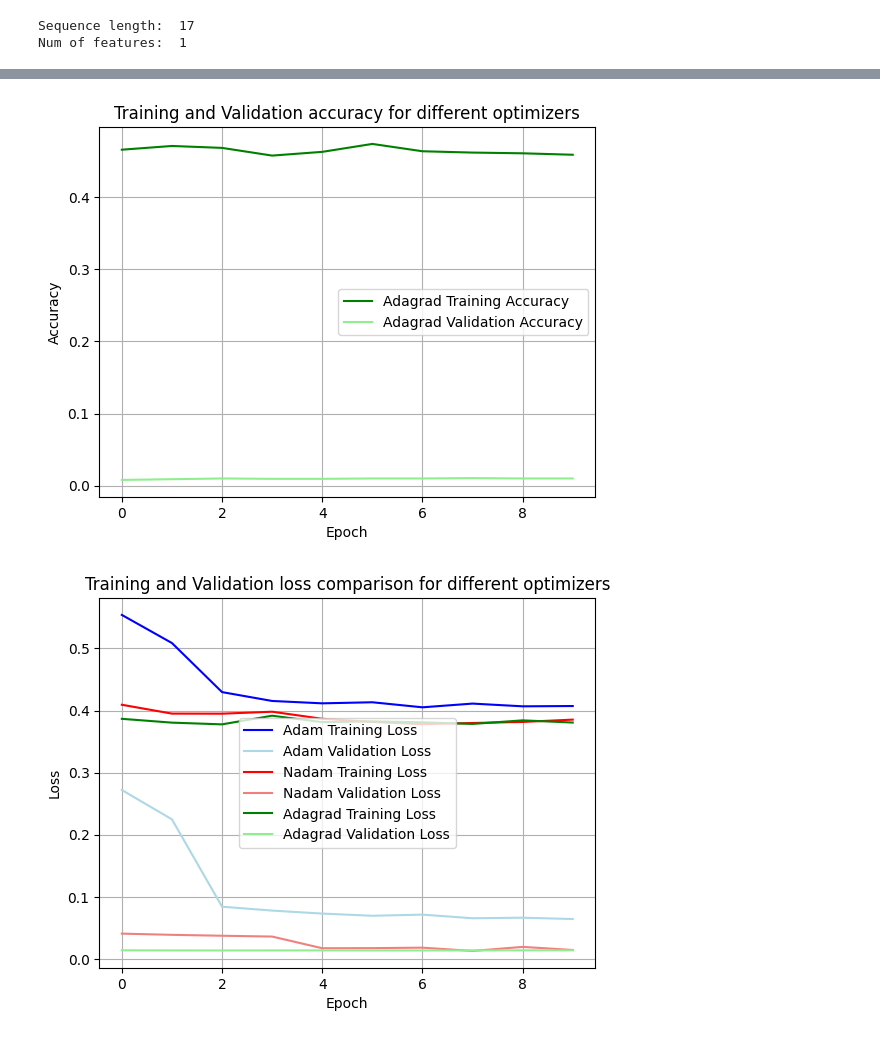
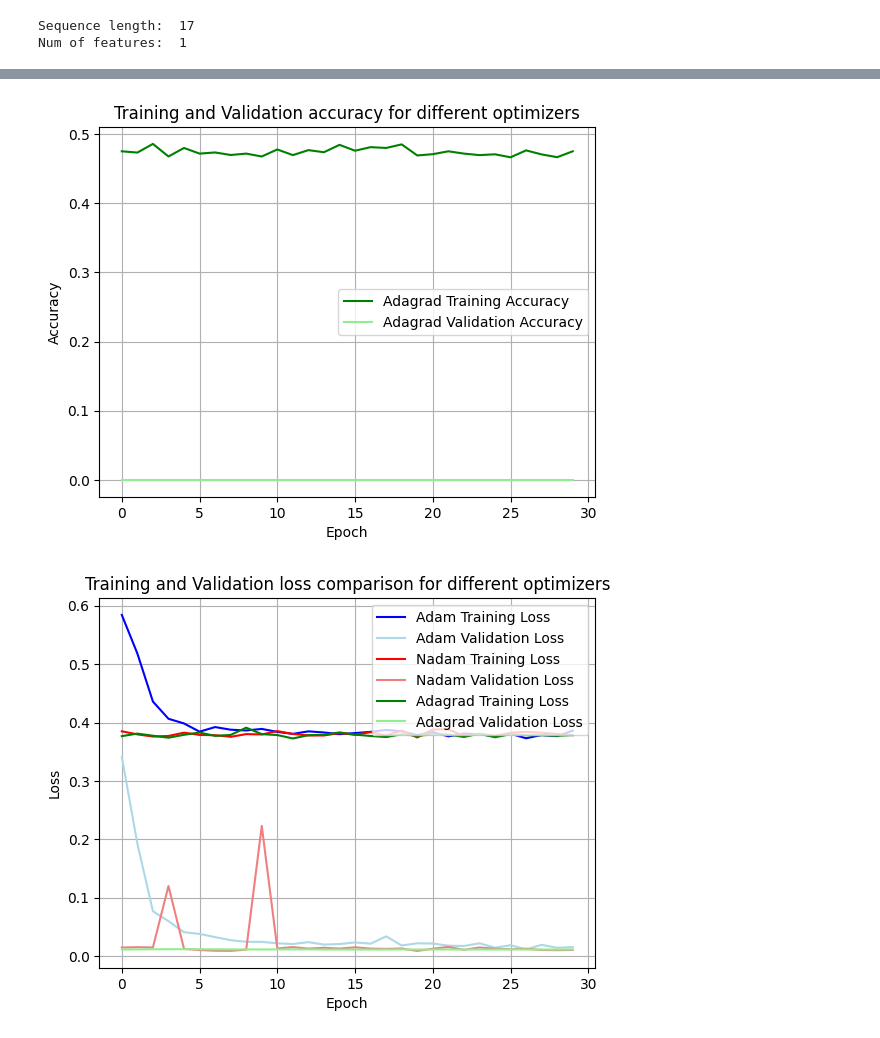
Before and after one commit to JenilGajjar20/SensorNetGuard, a Jupyter notebook: lstm.ipynb, the cells around one changed output, grey strips where cells are left out. Saved outputs shown, nothing was run; the diff lists cells and outputs as text; code cells hidden in the pictures.

```diff
--- a/lstm.ipynb
+++ b/lstm.ipynb
@@ -58,13 +61,16 @@ Sequence length:  17
 Num of features:  1
 # %%
 model = Sequential()
-model.add(LSTM(units=32, input_shape=(sequence_length, num_features), kernel_regularizer=regularizers.l1_l2(l1=0.001, l2=0.001)))
+model.add(LSTM(units=32, input_shape=(sequence_length, num_features),
+          kernel_regularizer=regularizers.l1_l2(l1=0.001, l2=0.001)))
 model.add(Dropout(0.5))
 # model.add(Dense(units=1, activation='sigmoid'))
 # %%
 adam_optimizer = Adam(learning_rate=0.001)
 
-model.compile(optimizer=adam_optimizer, loss='binary_crossentropy', metrics=['accuracy'])
+model.compile(optimizer=adam_optimizer,
+              loss='binary_crossentropy', metrics=['accuracy'])
 
-adam_history = model.fit(X_train_reshaped, y_train, epochs=10, batch_size=32, validation_data=(X_val_reshaped, y_val))
+adam_history = model.fit(X_train_reshaped, y_train, epochs=30,
+                         batch_size=32, validation_data=(X_val_reshaped, y_val))
 # %% [output]
@@ -91,7 +94,9 @@ Epoch 10/10
 # %%
 nadam_optimizer = Nadam(learning_rate=0.001)
 
-model.compile(optimizer=nadam_optimizer, loss='binary_crossentropy', metrics=['accuracy'])
+model.compile(optimizer=nadam_optimizer,
+              loss='binary_crossentropy', metrics=['accuracy'])
 
-nadam_history = model.fit(X_train_reshaped, y_train, epochs=10, batch_size=32, validation_data=(X_val_reshaped, y_val))
+nadam_history = model.fit(X_train_reshaped, y_train, epochs=30,
+                          batch_size=32, validation_data=(X_val_reshaped, y_val))
 # %% [output]
@@ -118,7 +120,9 @@ Epoch 10/10
 # %%
 adagrad_optimizer = Adagrad(learning_rate=0.001)
 
-model.compile(optimizer=adagrad_optimizer, loss='binary_crossentropy', metrics=['accuracy'])
+model.compile(optimizer=adagrad_optimizer,
+              loss='binary_crossentropy', metrics=['accuracy'])
 
-adagrad_history = model.fit(X_train_reshaped, y_train, epochs=10, batch_size=32, validation_data=(X_val_reshaped, y_val))
+adagrad_history = model.fit(X_train_reshaped, y_train, epochs=30,
+                            batch_size=32, validation_data=(X_val_reshaped, y_val))
 # %% [output]
@@ -217,6 +228,8 @@ plt.show()
 # %%
-plt.plot(adagrad_history.history['accuracy'], label="Adagrad Training Accuracy", color="green")
-plt.plot(adagrad_history.history['val_accuracy'], label="Adagrad Validation Accuracy", color="lightgreen")
+plt.plot(adagrad_history.history['accuracy'],
+         label="Adagrad Training Accuracy", color="green")
+plt.plot(adagrad_history.history['val_accuracy'],
+         label="Adagrad Validation Accuracy", color="lightgreen")
 
 plt.title("Training and Validation accuracy for different optimizers")
 plt.xlabel("Epoch")
@@ -225,23 +238,29 @@ plt.legend()
 plt.grid(True)
 plt.show()
 # %% [output]
-[figure, old version]
+[figure, new version]
 # %%
-plt.plot(adam_history.history['loss'], label="Adam Training Loss", color="blue")
-plt.plot(adam_history.history['val_loss'], label="Adam Validation Loss", color="lightblue")
+plt.plot(adam_history.history['loss'],
+         label="Adam Training Loss", color="blue")
+plt.plot(adam_history.history['val_loss'],
+         label="Adam Validation Loss", color="lightblue")
 
-plt.plot(nadam_history.history['loss'], label="Nadam Training Loss", color="red")
-plt.plot(nadam_history.history['val_loss'], label="Nadam Validation Loss", color="lightcoral")
+plt.plot(nadam_history.history['loss'],
+         label="Nadam Training Loss", color="red")
+plt.plot(nadam_history.history['val_loss'],
+         label="Nadam Validation Loss", color="lightcoral")
 
-plt.plot(adagrad_history.history['loss'], label="Adagrad Training Loss", color="green")
-plt.plot(adagrad_history.history['val_loss'], label="Adagrad Validation Loss", color="lightgreen")
+plt.plot(adagrad_history.history['loss'],
+         label="Adagrad Training Loss", color="green")
+plt.plot(adagrad_history.history['val_loss'],
+         label="Adagrad Validation Loss", color="lightgreen")
 
 plt.title("Training and Validation loss comparison for different optimizers")
 plt.xlabel("Epoch")
 plt.ylabel("Loss")
 plt.legend()
 plt.grid(True)
 plt.show()
 # %% [output]
-[figure, old version]
+[figure, new version]
 # %%
```
Also changed, not shown: parts of 12 cells of this notebook, 3 other files.
